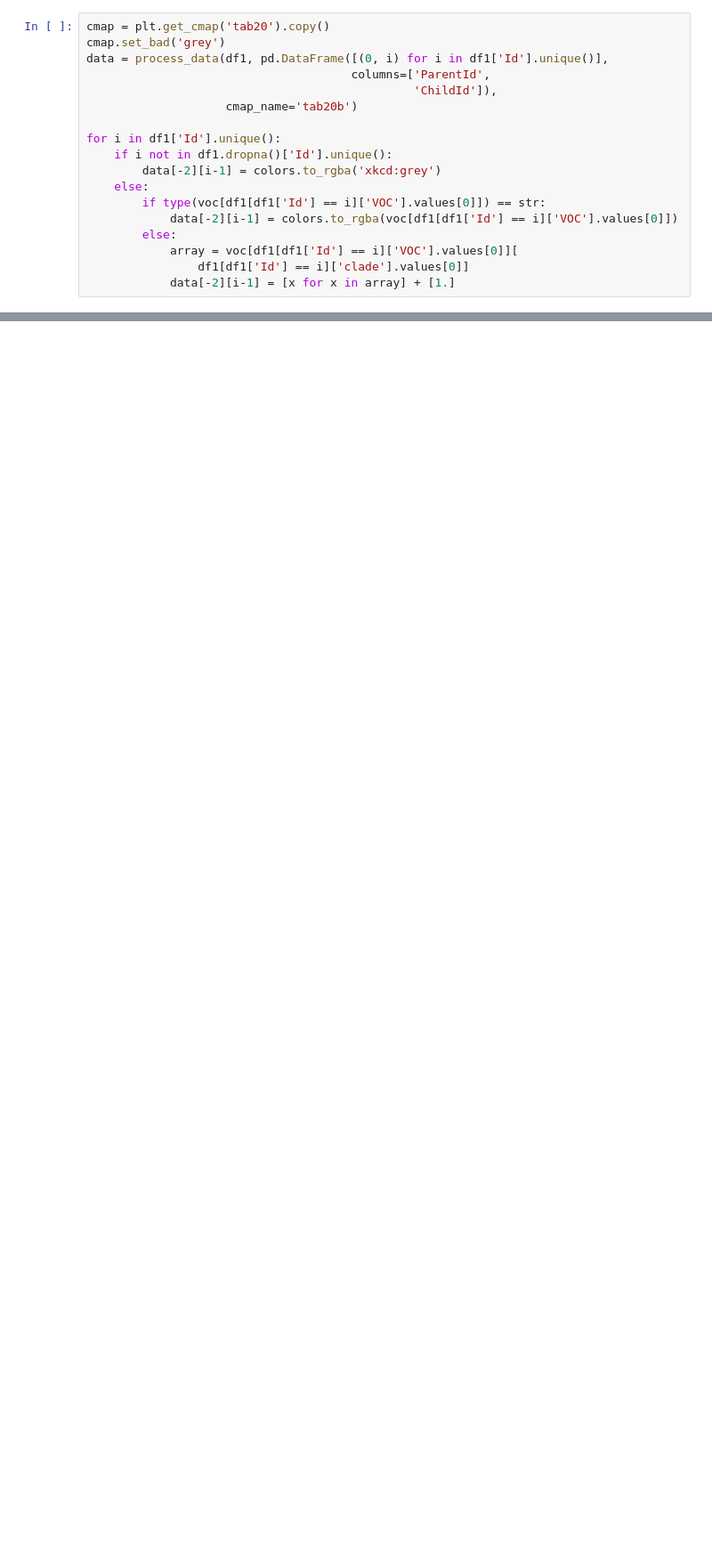
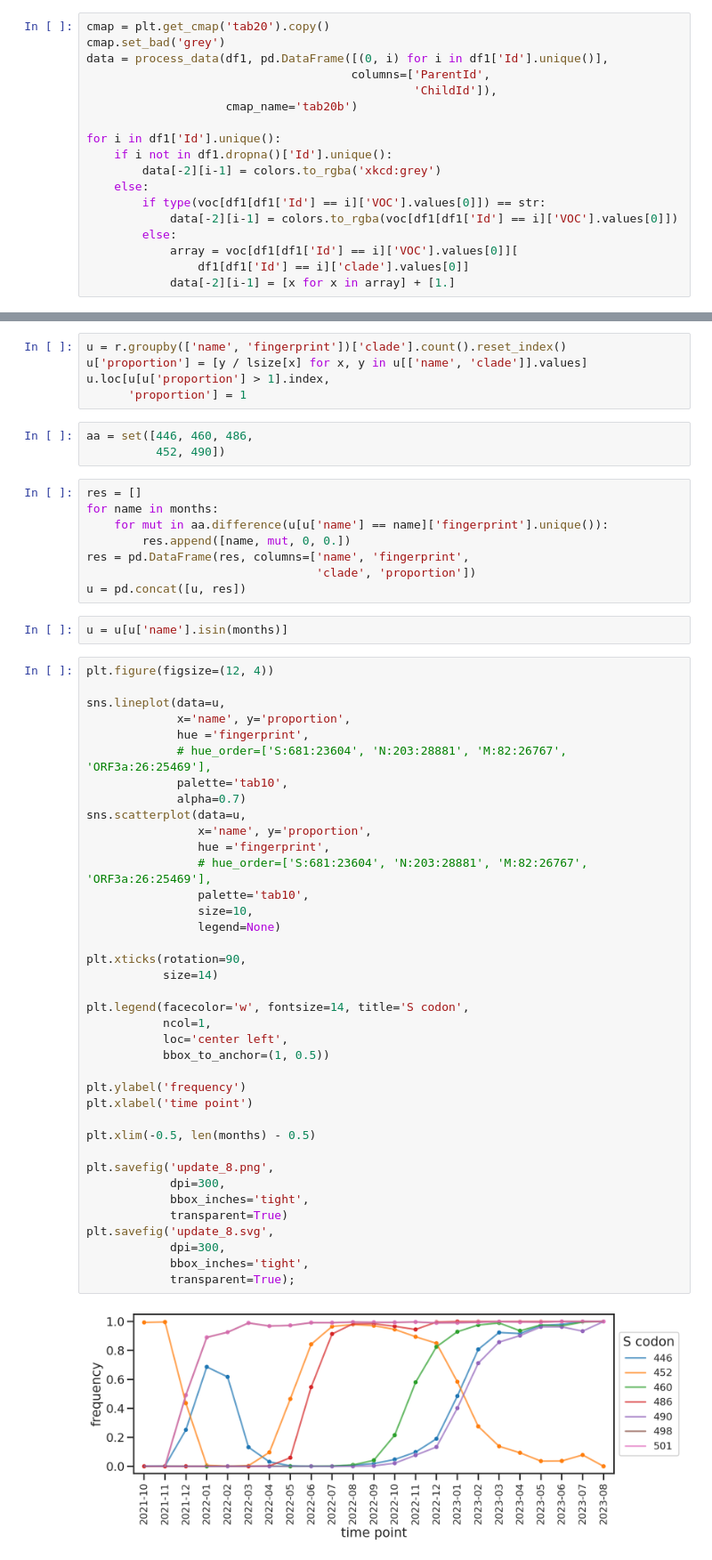
Before and after one commit to microbial-pangenomes-lab/2022_sarscov2_epistasis, a Jupyter notebook: notebooks/update.ipynb, the cells around one changed output, grey strips where cells are left out. Shown at 89% size. Drawn from its saved outputs; the diff is of its cells as text; blank space fills up the shorter version.

```diff
--- a/notebooks/update.ipynb
+++ b/notebooks/update.ipynb
@@ -873,0 +996,58 @@ plt.savefig('update_7_legend.svg',
+# %%
+u = r.groupby(['name', 'fingerprint'])['clade'].count().reset_index()
+u['proportion'] = [y / lsize[x] for x, y in u[['name', 'clade']].values]
+u.loc[u[u['proportion'] > 1].index,
+      'proportion'] = 1
+# %%
+aa = set([446, 460, 486,
+          452, 490])
+# %%
+res = []
+for name in months:
+    for mut in aa.difference(u[u['name'] == name]['fingerprint'].unique()):
+        res.append([name, mut, 0, 0.])
+res = pd.DataFrame(res, columns=['name', 'fingerprint',
+                                 'clade', 'proportion'])
+u = pd.concat([u, res])
+# %%
+u = u[u['name'].isin(months)]
+# %%
+plt.figure(figsize=(12, 4))
+
+sns.lineplot(data=u,
+             x='name', y='proportion',
+             hue ='fingerprint',
+             # hue_order=['S:681:23604', 'N:203:28881', 'M:82:26767', 'ORF3a:26:25469'],
+             palette='tab10',
+             alpha=0.7)
+sns.scatterplot(data=u,
+                x='name', y='proportion',
+                hue ='fingerprint',
+                # hue_order=['S:681:23604', 'N:203:28881', 'M:82:26767', 'ORF3a:26:25469'],
+                palette='tab10',
+                size=10,
+                legend=None)
+
+plt.xticks(rotation=90,
+           size=14)
+
+plt.legend(facecolor='w', fontsize=14, title='S codon',
+           ncol=1,
+           loc='center left',
+           bbox_to_anchor=(1, 0.5))
+
+plt.ylabel('frequency')
+plt.xlabel('time point')
+
+plt.xlim(-0.5, len(months) - 0.5)
+
+plt.savefig('update_8.png',
+            dpi=300,
+            bbox_inches='tight',
+            transparent=True)
+plt.savefig('update_8.svg',
+            dpi=300,
+            bbox_inches='tight',
+            transparent=True);
+# %% [output]
+[figure, added]
```
Also changed, not shown: parts of 27 cells of this notebook, 5 other files.
